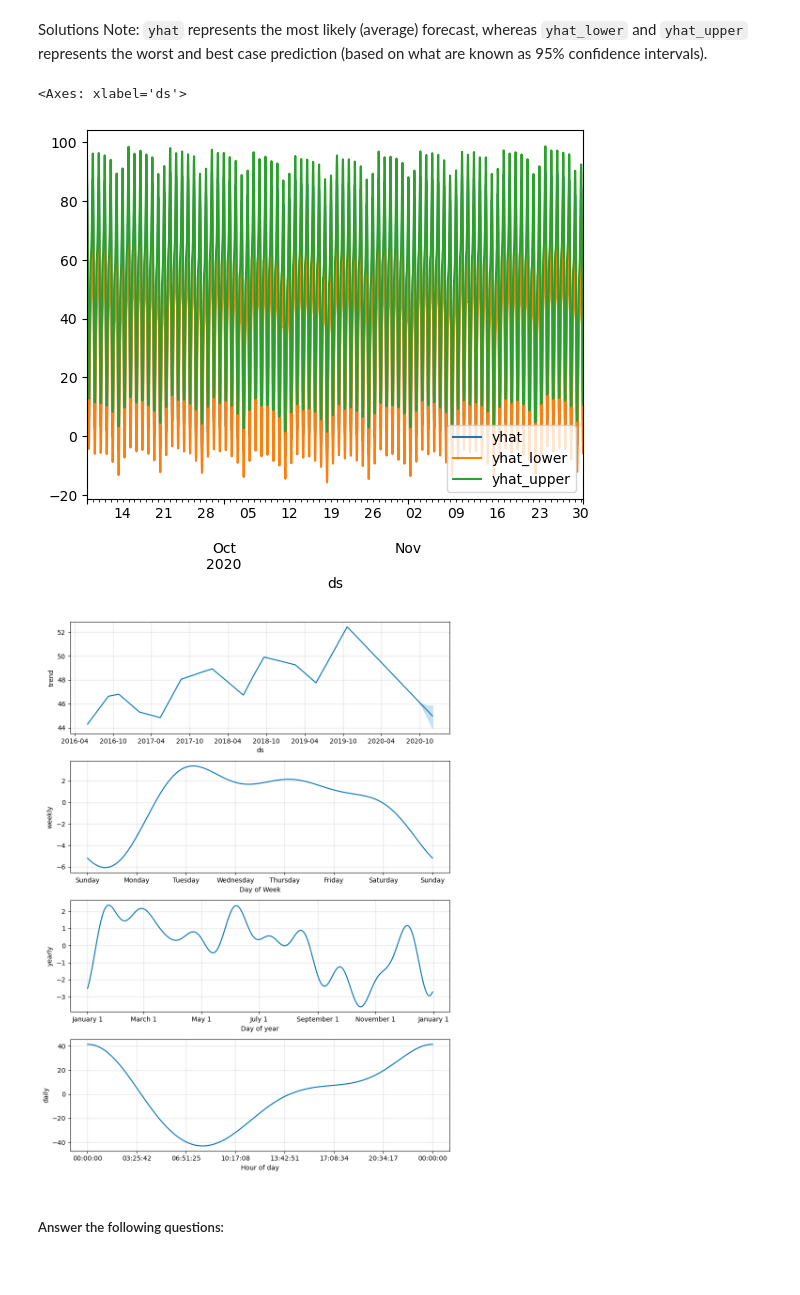
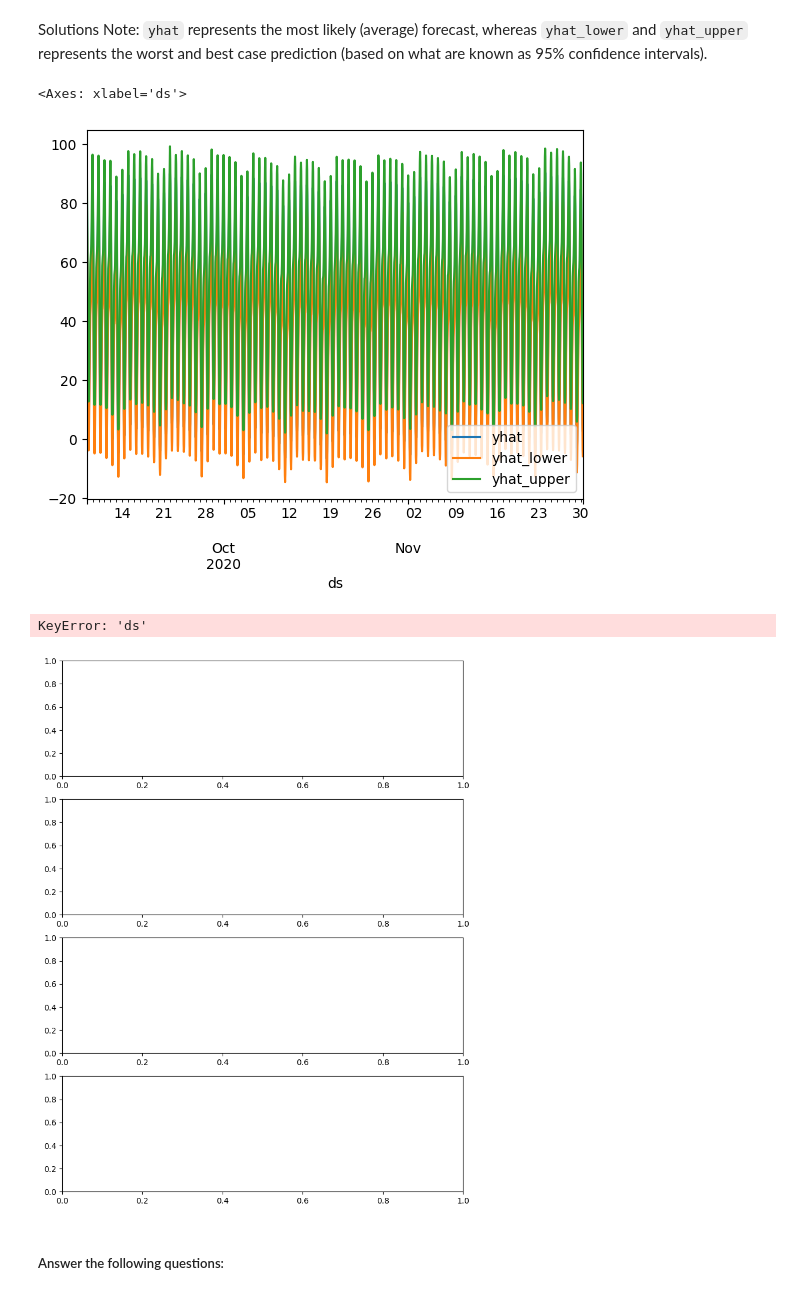
Before and after one commit to jrios46/prophet-challenge, a Jupyter notebook: forecasting_net_prophet.ipynb, the cells around one changed output. Saved outputs shown, nothing was run; the diff lists cells and outputs as text; code cells hidden in the pictures.

```diff
--- a/forecasting_net_prophet.ipynb
+++ b/forecasting_net_prophet.ipynb
@@ -436,4 +442,5 @@ Now, you need to produce a time series model that analyzes and forecasts pattern
 <prophet.forecaster.Prophet at 0x...>
 # %%
 # Fit the time-series model.
+m.fit(df_mercado_index)
 # %% [output]
@@ -443,8 +457,8 @@ Now, you need to produce a time series model that analyzes and forecasts pattern
 # %%
 # Create a future dataframe to hold predictions
 # Make the prediction go out as far as 2000 hours (approx 80 days)
-
-
+mercado_future_df = m.make_future_dataframe(periods=2000, freq='H')
 # View the last five rows of the future_mercado_trends DataFrame
+mercado_future_df
 # %% [output]
 |  | ds |
@@ -456,7 +477,8 @@ Now, you need to produce a time series model that analyzes and forecasts pattern
 # %%
 # Make the predictions for the trend data using the future_mercado_trends DataFrame
-
+mercado_predictions = m.predict(mercado_future_df)
 
 # Display the first five rows of the forecast_mercado_trends DataFrame
+mercado_predictions
 # %% [output]
 |  | ds | trend | yhat_lower | yhat_upper | trend_lower | trend_upper | additive_terms | ... |
@@ -489,9 +517,10 @@ Now, you need to produce a time series model that analyzes and forecasts pattern
 * What's the lowest point for search traffic in the calendar year?
 # %%
 # Set the index in the forecast_mercado_trends DataFrame to the ds datetime column
-
+mercado_predictions.set_index('ds', inplace=True)
 
 # View the only the yhat,yhat_lower and yhat_upper columns from the DataFrame
+mercado_predictions[['yhat', 'yhat_lower', 'yhat_upper']]
 # %% [output]
 |  | yhat | yhat_lower | yhat_upper |
 | ds |  |  |  |
@@ -505,17 +541,20 @@ Solutions Note: `yhat` represents the most likely (average) forecast, whereas `y
 # %%
 # From the forecast_mercado_trends DataFrame, plot the data to visualize
 #  the yhat, yhat_lower, and yhat_upper columns over the last 2000 hours
+mercado_predictions[['yhat', 'yhat_lower', 'yhat_upper']].iloc[-2000:].plot()
 # %% [output]
 <Axes: xlabel='ds'>
-[figure, old version]
+[figure, new version]
 # %%
 # Reset the index in the forecast_mercado_trends DataFrame
-
+mercado_predictions.reset_index()
 
 # Use the plot_components function to visualize the forecast results
 # for the forecast_canada DataFrame
+figures = m.plot_components(mercado_predictions)
 # %% [output]
+KeyError: 'ds'
-[figure, old version]
+[figure, new version]
 # %% [markdown]
 ##### Answer the following questions:
 # %% [markdown]
```
Also changed, not shown: parts of 8 cells of this notebook.
